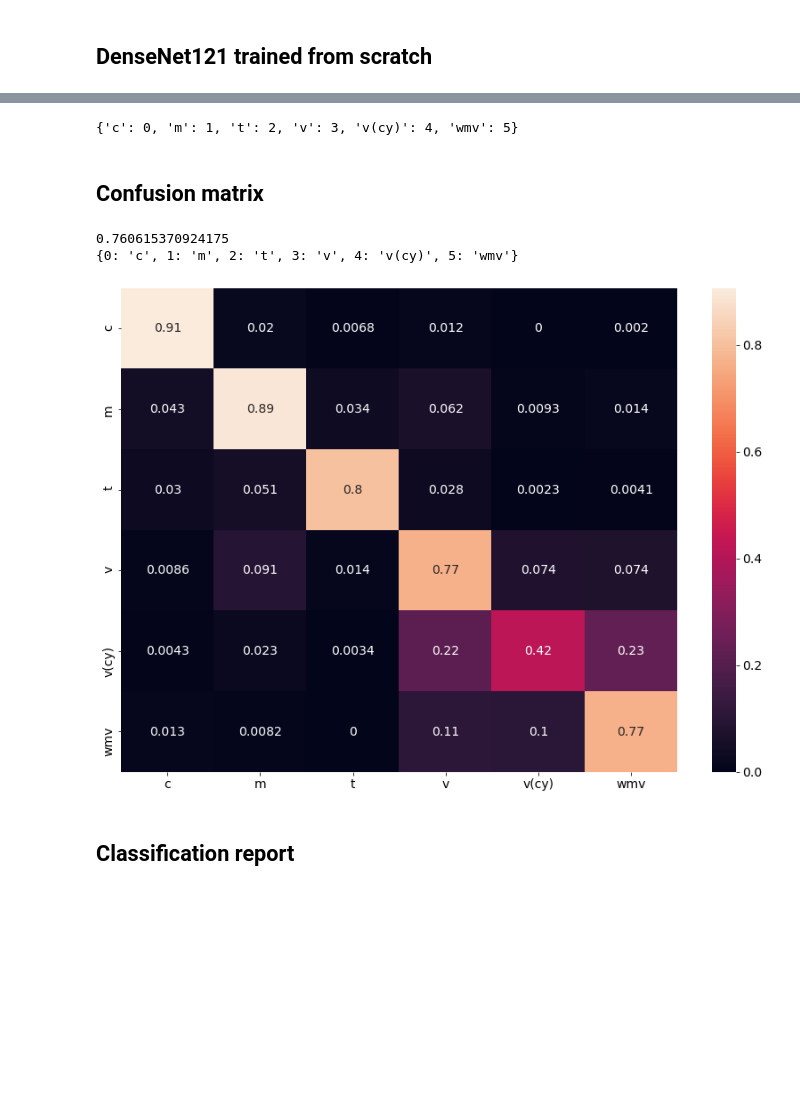
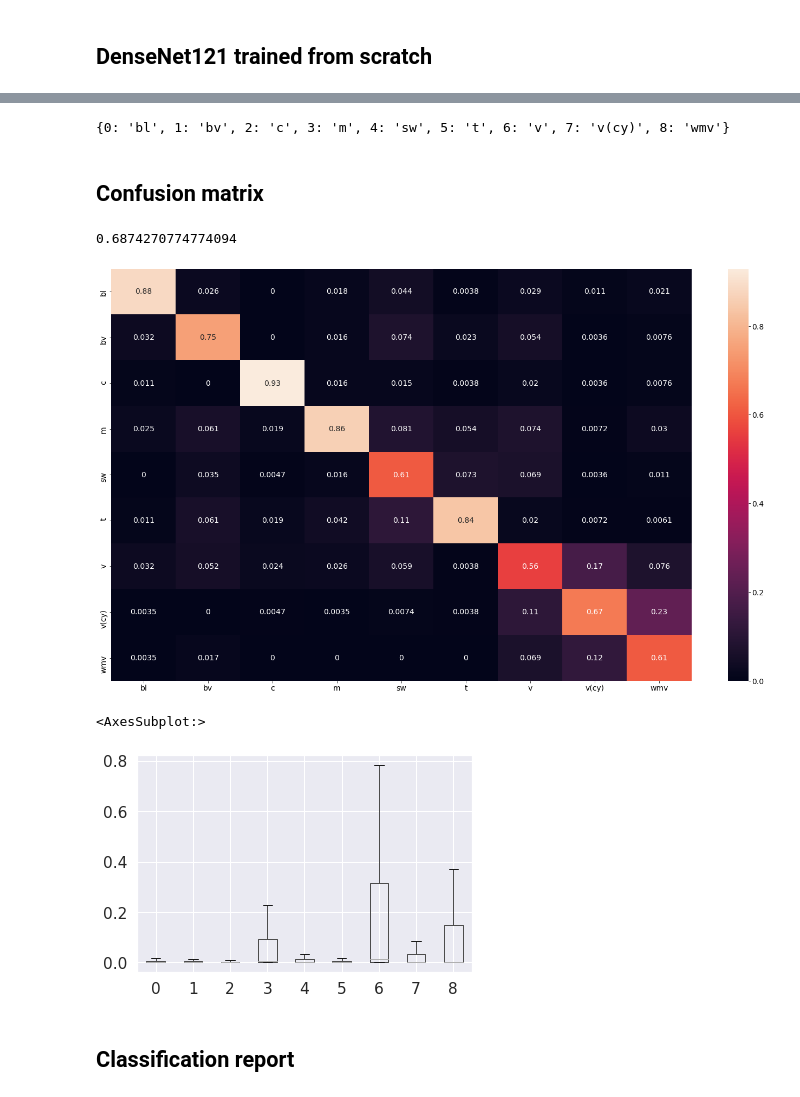
Before and after one commit to kalfasyan/yannis_impy, a Jupyter notebook: PlottingConfusionMatrices.ipynb, the cells around one changed output, grey strips where cells are left out. Drawn from its saved outputs; the diff is of its cells as text; code cells hidden in the pictures; blank space fills up the shorter version.

```diff
--- a/PlottingConfusionMatrices.ipynb
+++ b/PlottingConfusionMatrices.ipynb
@@ -162,22 +153,20 @@ df_test['actual_number'] = df_test.insect_plate_names.apply(lambda x: target_ins
 # %%
 from tensorflow.keras.applications import NASNetLarge
 
-base_model = NASNetLarge(include_top=False, weights=None,
+base_model = DenseNet121(include_top=False, weights=None,
                          input_shape=(img_dim,img_dim,3))
 x = base_model.output
 x = GlobalAveragePooling2D()(x)
 x = Dropout(0.5)(x)
-predictions = Dense(6, activation='softmax')(x)
+predictions = Dense(nb_classes, activation='softmax')(x)
 model = Model(inputs=base_model.input, outputs=predictions)
 # model.summary()
 # %%
 import math
-top_weights_path = f'./insectrec/created_data/weights/model_{modelname}.h5'
+top_weights_path = f"{created_data_path}/weights/{modelname}"
 model.load_weights(top_weights_path)
 model.compile(optimizer='adam', loss='categorical_crossentropy', metrics=['accuracy'])
 # %%
-y_pred = model.predict_generator(valid_generator(X_test, y_test, batch_size=batch_size, nb_classes=6, img_dim=img_dim),
+pred = model.predict(valid_generator(X_test, y_test, batch_size=batch_size, nb_classes=nb_classes, img_dim=img_dim),
                          steps= len(X_test) / batch_size,
                          verbose=1)
-print(y_pred.shape)
-y_pred = np.argmax(y_pred, axis=1)
@@ -190,3 +173,5 @@ Please use Model.predict, which supports generators.
+# %%
+y_pred = np.argmax(pred, axis=1)
 # %%
 def get_labelencoder_mapping(le):
     '''
@@ -201,25 +186,30 @@ def get_labelencoder_mapping(le):
     return res
 
 get_labelencoder_mapping(le)
+name_map = dict(zip(le.transform(le.classes_), le.classes_))
+print(name_map)
 # %% [output]
-{'c': 0, 'm': 1, 't': 2, 'v': 3, 'v(cy)': 4, 'wmv': 5}
+{0: 'bl', 1: 'bv', 2: 'c', 3: 'm', 4: 'sw', 5: 't', 6: 'v', 7: 'v(cy)', 8: 'wmv'}
 # %% [markdown]
 ## Confusion matrix
 # %%
 # from sklearn.metrics import accuracy_score
 print(balanced_accuracy_score(y_test, y_pred))
-name_map = dict(zip(le.transform(le.classes_), le.classes_))
-print(name_map)
 
-plt.figure(figsize=(14,10))
+
+plt.figure(figsize=(24,14))
 cm = confusion_matrix(le.fit_transform(y_test), y_pred)
-cm = cm / cm.astype(np.float).sum(axis=1)
+cm = cm / cm.astype(np.float).sum(axis=0)
 sns.heatmap(cm, annot=True, xticklabels=list(name_map.values()), yticklabels=list(name_map.values()))
-sns.set(font_scale=2.4)
+sns.set(font_scale=1.4)
 # %% [output]
-0.760615370924175
-{0: 'c', 1: 'm', 2: 't', 3: 'v', 4: 'v(cy)', 5: 'wmv'}
+0.6874270774774094
-[figure, old version]
+[figure, new version]
+# %%
+pd.DataFrame(pred).sort_values(by=8, ascending=False).boxplot(showfliers=False)
+# %% [output]
+<AxesSubplot:>
+[figure, added]
 # %% [markdown]
 ## Classification report
 # %%
```
Also changed, not shown: parts of 7 cells of this notebook, 9 other files.
